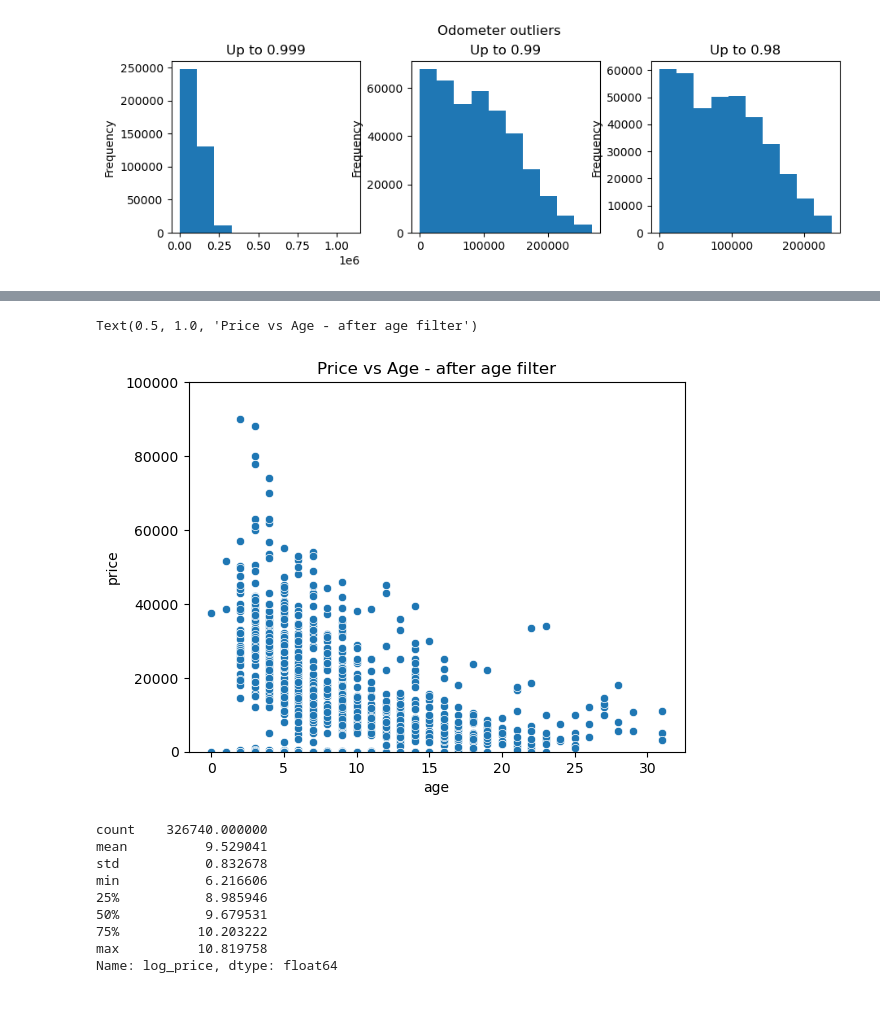
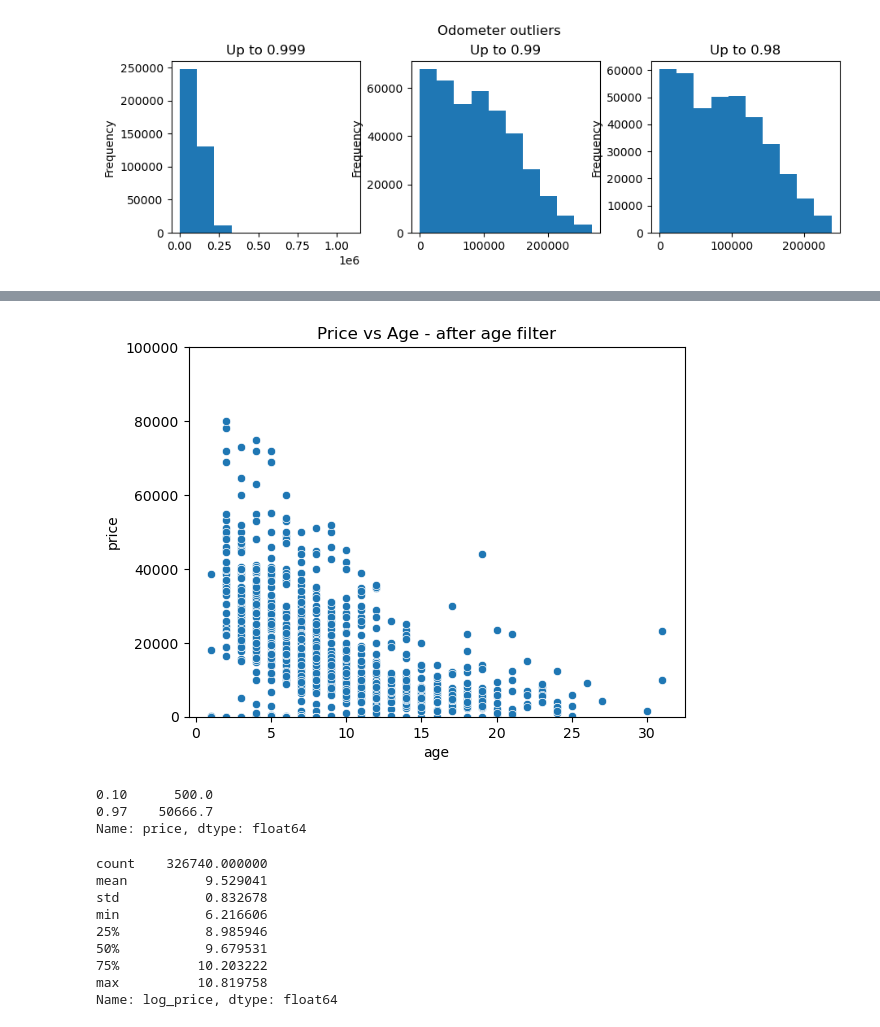
Before and after one commit to dshavoc/aiml-assignment-11.1, a Jupyter notebook: assignment11_1.ipynb, the cells around one changed output, grey strips where cells are left out. Saved outputs shown, nothing was run; the diff lists cells and outputs as text; code cells hidden in the pictures.

```diff
--- a/assignment11_1.ipynb
+++ b/assignment11_1.ipynb
@@ -172,20 +174,27 @@ Text(0.5, 1.0, 'Price vs Year - pre-filter')
 # %%
 # Observation: prices get weird at years older than about 1990.
 
 # 6. Remove old cars, as they complicate the trend, and create an age column
 df_clean = df_clean[df_clean.year >= 1990]
 df_clean['age'] = df_clean.year.max() - df_clean.year
 
 fig = sns.scatterplot(df_clean.sample(1000), x='age', y='price')
 fig.set_ylim(0, 100000)
-fig.set_title('Price vs Age - after age filter')
+fig.set_title('Price vs Age - upt ')
+
+plt.savefig('./images/price-vs-age-after.png')
 # %% [output]
-Text(0.5, 1.0, 'Price vs Age - after age filter')
-[figure, old version]
+[figure, new version]
 # %%
 # 7. Prices: Remove outliers and log transform.
 df_clean = df_clean[(df_clean.price > 500) & (df_clean.price < 50000)]
 df_clean['log_price'] = np.log(df_clean.price)
+# %%
+df.price.quantile([0.1, .97])
+# %% [output]
+0.10      500.0
+0.97    50666.7
+Name: price, dtype: float64
 # %%
 df_clean.log_price.describe()
 # %% [output]
```
Also changed, not shown: parts of 28 cells of this notebook, 12 other files.
